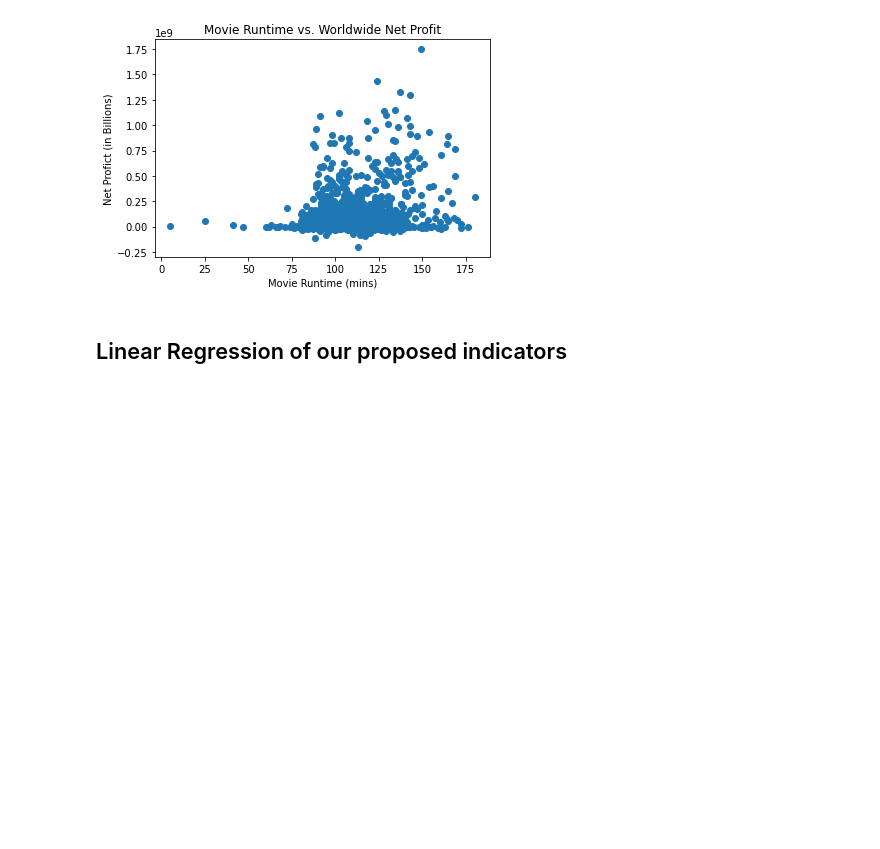
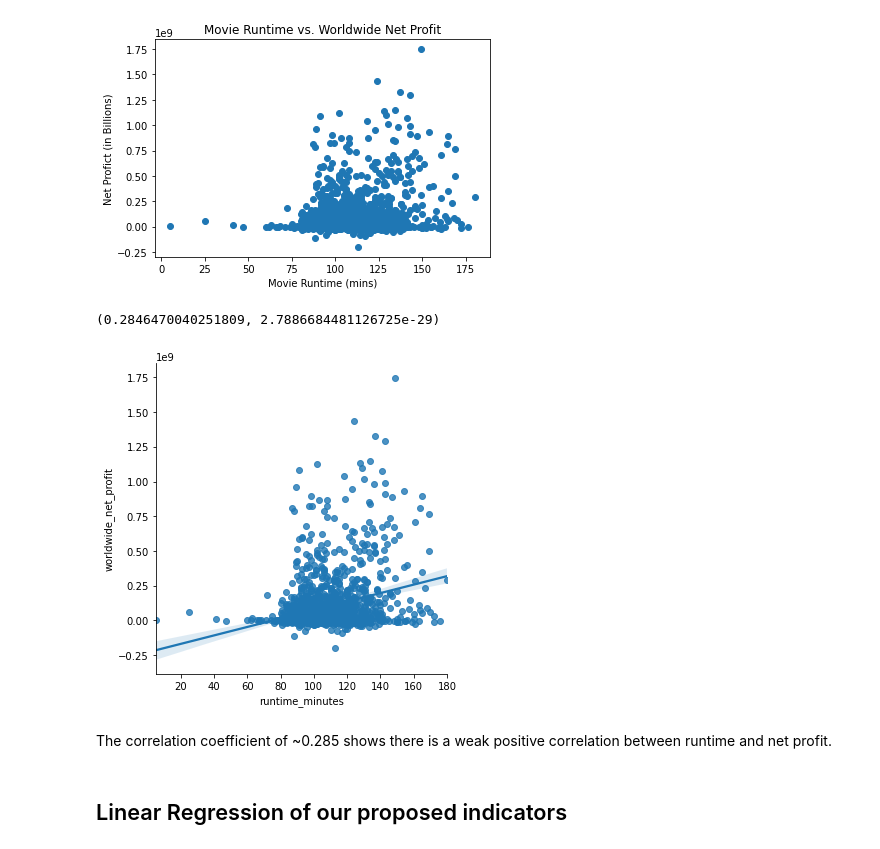
Before and after one commit to doriggs/Semester1Capstone, a Jupyter notebook: student.ipynb, the cells around one changed output. Drawn from its saved outputs; the diff is of its cells as text; code cells hidden in the pictures; blank space fills up the shorter version.

Commit message:
added another scatter plot graph with corr

```diff
--- a/student.ipynb
+++ b/student.ipynb
@@ -279,16 +283,24 @@ imdb_df_c2 = imdb_df_c.merge(tn_df, how = "inner",
 # %% [markdown]
 ## Graphing the relationship between Movie Runtime and World Wide Net Profit
 # %%
-worldwide_net_proft = (imdb_df_c['worldwide_gross'] -
+imdb_df_c['worldwide_net_profit'] = (imdb_df_c['worldwide_gross'] -
                        imdb_df_c['production_budget'])
 fig, ax = plt.subplots()
-ax.scatter(imdb_df_c["runtime_minutes"], (worldwide_net_proft))
+ax.scatter(imdb_df_c["runtime_minutes"], (imdb_df_c['worldwide_net_profit']))
 ax.set_title("Movie Runtime vs. Worldwide Net Profit")
 ax.set_xlabel("Movie Runtime (mins)")
 ax.set_ylabel("Net Profict (in Billions)")
-fig.show();
+fig.show()
 # %% [output]
 [figure]
+# %%
+sns.lmplot(x ='runtime_minutes', y ='worldwide_net_profit', data = imdb_df_c)
+print(stats.pearsonr(imdb_df_c['runtime_minutes'], worldwide_net_profit))
+# %% [output]
+(0.2846470040251809, 2.7886684481126725e-29)
+[figure, added]
+# %% [markdown]
+The correlation coefficient of ~0.285 shows there is a weak positive correlation between runtime and net profit.
 # %% [markdown]
 ## Linear Regression of our proposed indicators
 # %%
```
Also changed, not shown: parts of 7 cells of this notebook.
